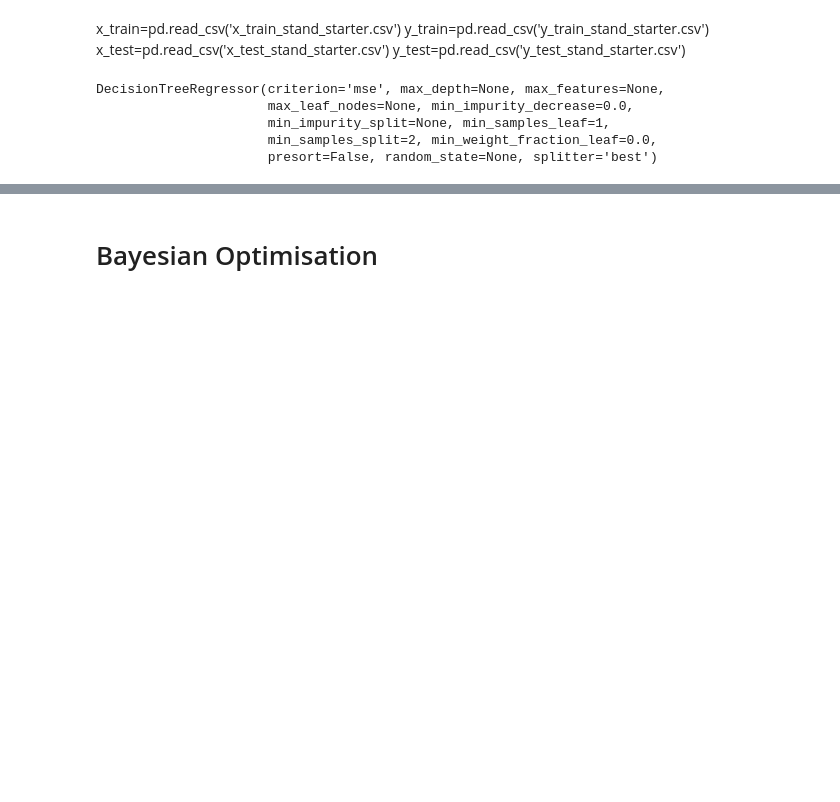
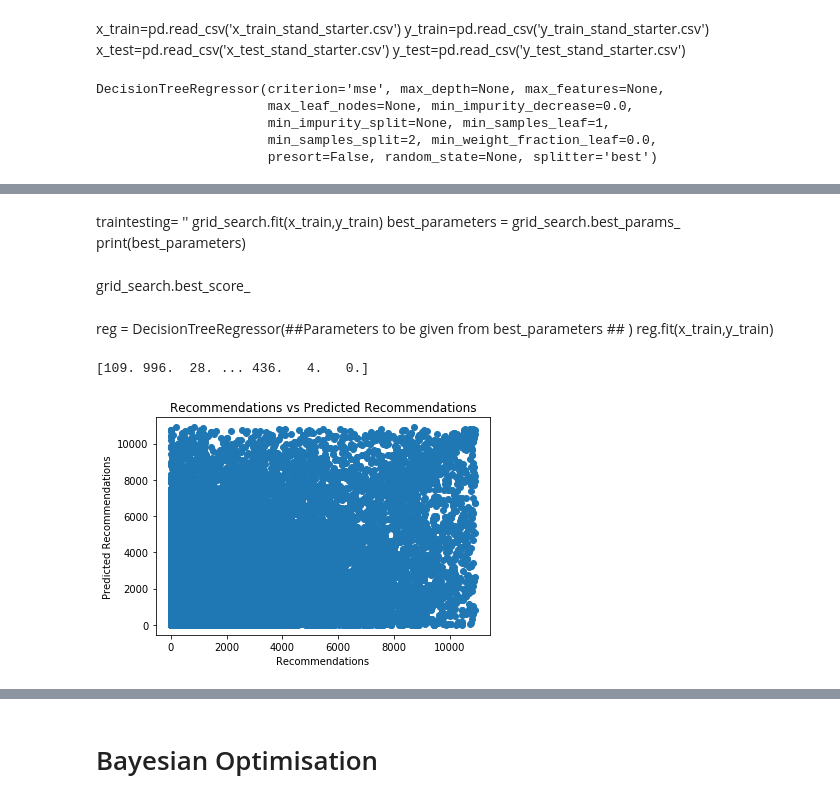
Before and after one commit to PRINCEMAIN/Python, a Jupyter notebook: santander-starter.ipynb, the cells around one changed output, grey strips where cells are left out. Saved outputs shown, nothing was run; the diff lists cells and outputs as text; code cells hidden in the pictures; blank space fills up the shorter version.

```diff
--- a/santander-starter.ipynb
+++ b/santander-starter.ipynb
@@ -1462,3 +1452,13 @@ reg.fit(x_train,y_train)
+# %% [markdown]
+traintesting= ''
+grid_search.fit(x_train,y_train)
+best_parameters = grid_search.best_params_
+print(best_parameters)
+# %% [markdown]
+grid_search.best_score_
+# %% [markdown]
+reg = DecisionTreeRegressor(##Parameters to be given from best_parameters ## )
+reg.fit(x_train,y_train)
 # %%
 import pickle
 filename = 'dtr.sav'
@@ -1468,4 +1468,15 @@ pickle.dump(reg, open(filename, 'wb'))
 # load the model from disk
 loaded_model = pickle.load(open(filename, 'rb'))
 result = loaded_model.score(x_test,y_test)
-print(result)
+y_predict= loaded_model.predict(x_test)
+print(y_predict)
+# %% [output]
+[109. 996.  28. ... 436.   4.   0.]
+# %%
+plt.scatter(y_test, y_predict)
+plt.xlabel("Recommendations")
+plt.ylabel("Predicted Recommendations")
+plt.title("Recommendations vs Predicted Recommendations")
+plt.show()
+# %% [output]
+[figure, added]
```
Also changed, not shown: parts of 14 cells of this notebook.
